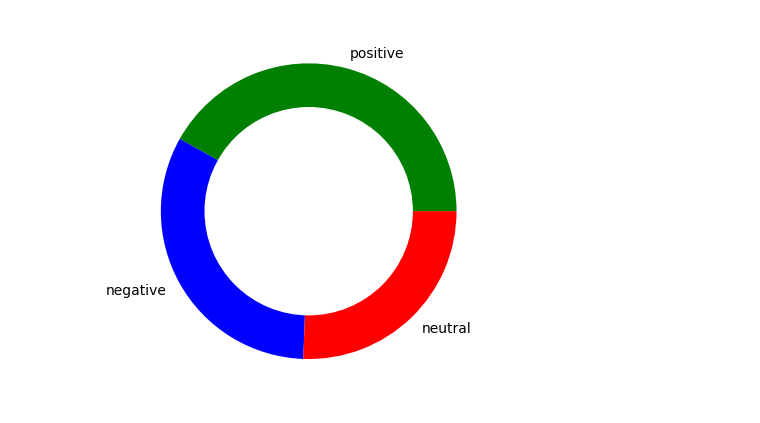
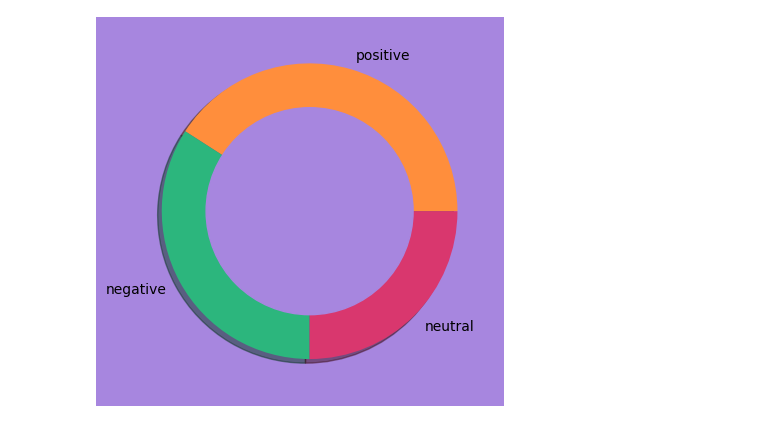
Before and after one commit to VeldaKiara/PyconKE-Twitter_API_Demo, a Jupyter notebook: sentiment.ipynb, the cells around one changed output. Saved outputs shown, nothing was run; the diff lists cells and outputs as text; code cells hidden in the pictures.

```diff
--- a/sentiment.ipynb
+++ b/sentiment.ipynb
@@ -193,17 +196,20 @@ count_values_in_column(tw_list,"sentiment")
 # %%
 # create data for Pie Chart
+fig = plt.figure()
+fig.patch.set_facecolor('#a786df')
+
 pichart = count_values_in_column(tw_list,"sentiment")
 names= pichart.index
 size=pichart["Percentage"]
 
 # Create a circle for the center of the plot
-my_circle=plt.Circle( (0,0), 0.7, color="white")
-plt.pie(size, labels=names, colors=["green","blue","red"])
+my_circle=plt.Circle( (0,0), 0.7, color="#a786df")
+plt.pie(size, labels=names, colors=["#ff8e3c","#2cb67d","#d9376e"], shadow=True)
 p=plt.gcf()
 p.gca().add_artist(my_circle)
 plt.show()
 # %% [output]
-[figure, old version]
+[figure, new version]
 # %%
 def create_wordcloud(text):
     mask = np.array(Image.open("cloud.png"))
```
Also changed, not shown: parts of 7 cells of this notebook, 1 other file.
